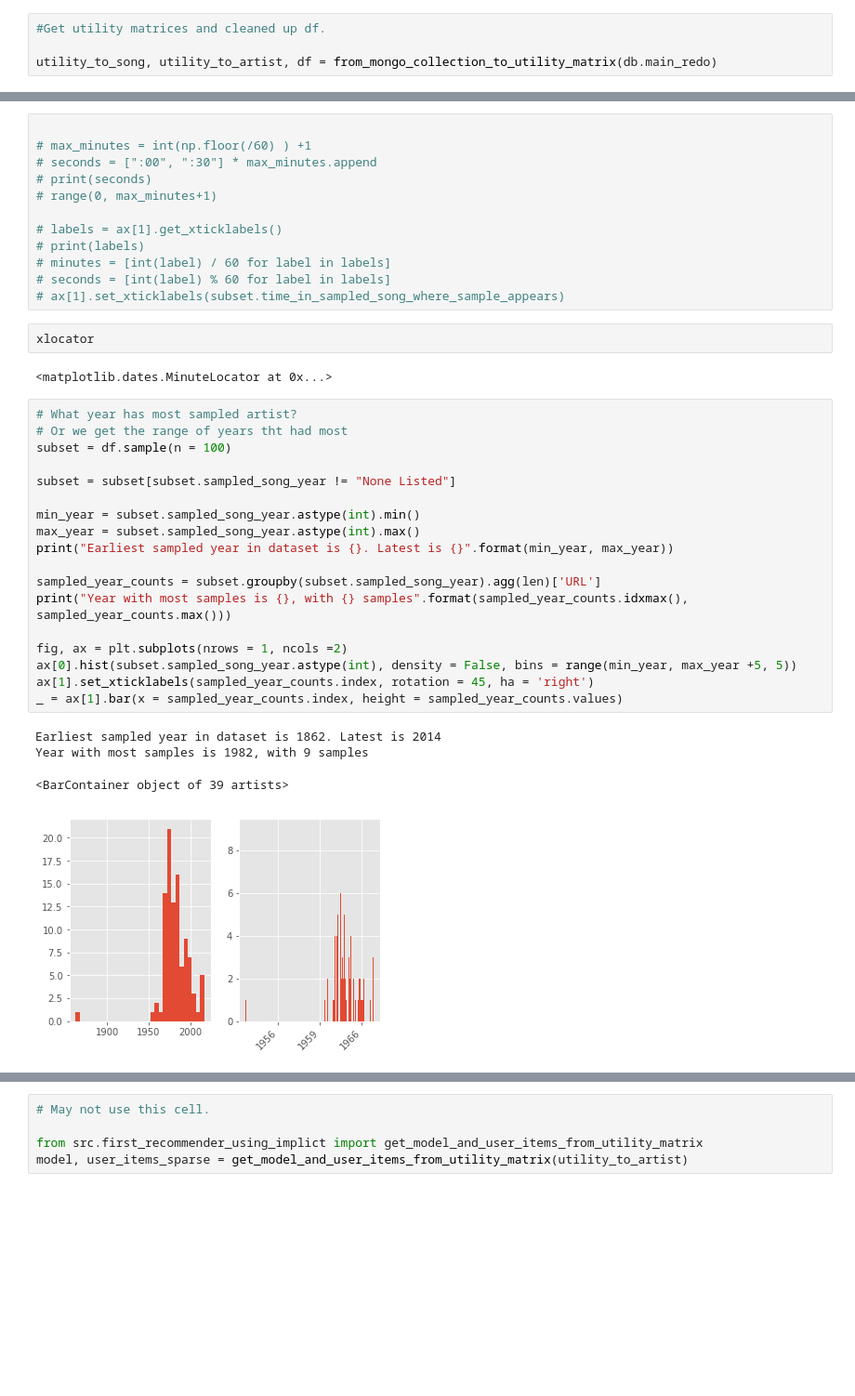
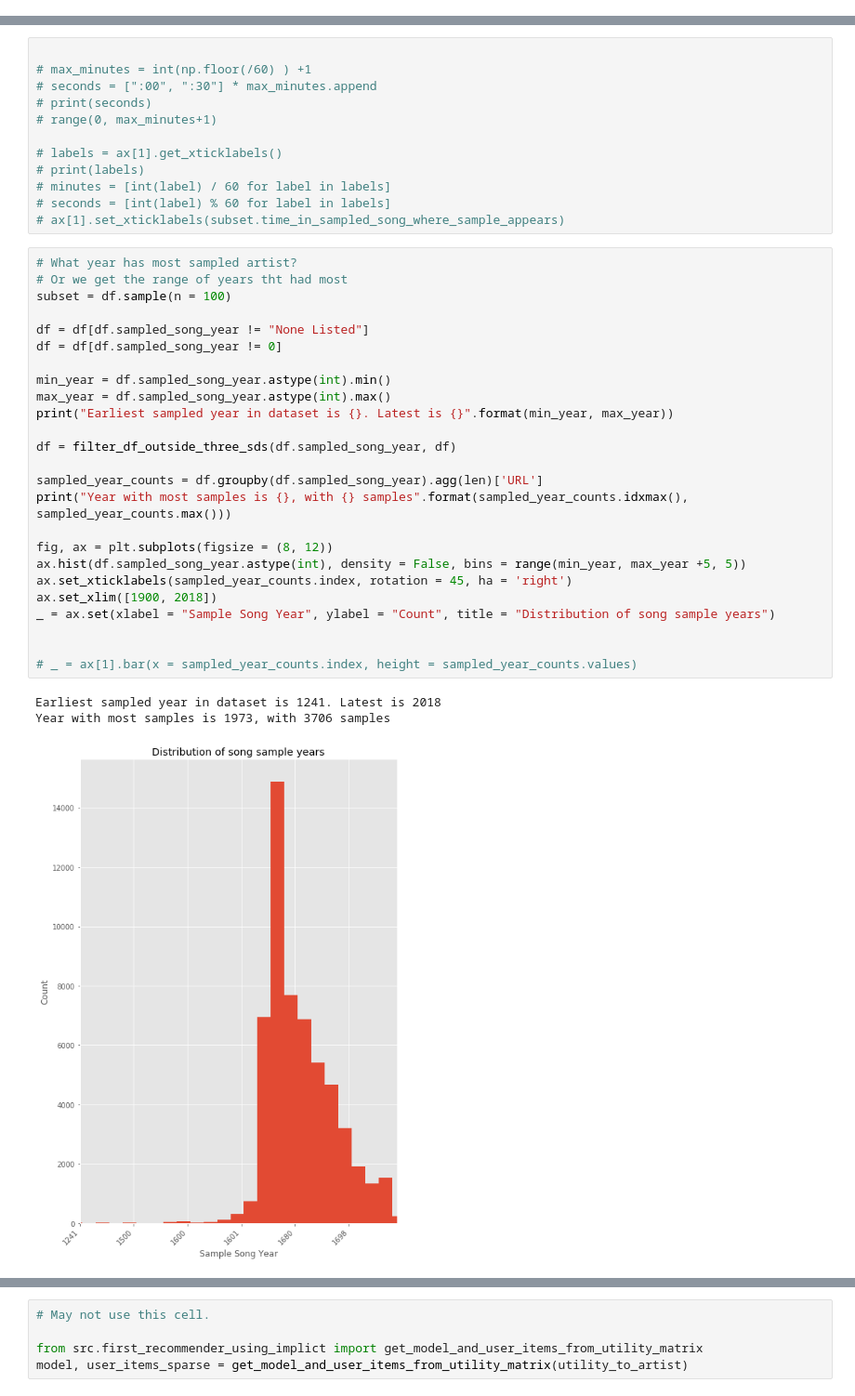
Before and after one commit to Jesse-Kerr/recordmender, a Jupyter notebook: EDA + model.ipynb, the cells around one changed output, grey strips where cells are left out. Shown at 93% size. Cells and saved outputs as stored; diff of their text form; blank space fills up the shorter version.

```diff
--- a/EDA + model.ipynb
+++ b/EDA + model.ipynb
@@ -16,7 +16,3 @@ import sys
 np.set_printoptions(threshold=sys.maxsize)
 
 from src.turn_db_main_into_utility_matrix import from_mongo_collection_to_utility_matrix
-# %%
-#Get utility matrices and cleaned up df.
-
-utility_to_song, utility_to_artist, df = from_mongo_collection_to_utility_matrix(db.main_redo)
@@ -107,33 +153,35 @@ plt.setp(ax.xaxis.get_minorticklabels(), rotation=90)
 # minutes = [int(label) / 60 for label in labels]
 # seconds = [int(label) % 60 for label in labels]
 # ax[1].set_xticklabels(subset.time_in_sampled_song_where_sample_appears)
-# %%
-xlocator
-# %% [output]
-<matplotlib.dates.MinuteLocator at 0x...>
 # %%
 # What year has most sampled artist?
 # Or we get the range of years tht had most
 subset = df.sample(n = 100)
 
-subset = subset[subset.sampled_song_year != "None Listed"]
+df = df[df.sampled_song_year != "None Listed"]
+df = df[df.sampled_song_year != 0]
 
-min_year = subset.sampled_song_year.astype(int).min()
-max_year = subset.sampled_song_year.astype(int).max()
+min_year = df.sampled_song_year.astype(int).min()
+max_year = df.sampled_song_year.astype(int).max()
 print("Earliest sampled year in dataset is {}. Latest is {}".format(min_year, max_year))
 
-sampled_year_counts = subset.groupby(subset.sampled_song_year).agg(len)['URL']
+df = filter_df_outside_three_sds(df.sampled_song_year, df)
+
+sampled_year_counts = df.groupby(df.sampled_song_year).agg(len)['URL']
 print("Year with most samples is {}, with {} samples".format(sampled_year_counts.idxmax(), sampled_year_counts.max()))
 
-fig, ax = plt.subplots(nrows = 1, ncols =2)
-ax[0].hist(subset.sampled_song_year.astype(int), density = False, bins = range(min_year, max_year +5, 5))
-ax[1].set_xticklabels(sampled_year_counts.index, rotation = 45, ha = 'right')
-_ = ax[1].bar(x = sampled_year_counts.index, height = sampled_year_counts.values)
+fig, ax = plt.subplots(figsize = (8, 12))
+ax.hist(df.sampled_song_year.astype(int), density = False, bins = range(min_year, max_year +5, 5))
+ax.set_xticklabels(sampled_year_counts.index, rotation = 45, ha = 'right')
+ax.set_xlim([1900, 2018])
+_ = ax.set(xlabel = "Sample Song Year", ylabel = "Count", title = "Distribution of song sample years")
+
+
+# _ = ax[1].bar(x = sampled_year_counts.index, height = sampled_year_counts.values)
 # %% [output]
-Earliest sampled year in dataset is 1862. Latest is 2014
-Year with most samples is 1982, with 9 samples
+Earliest sampled year in dataset is 1241. Latest is 2018
+Year with most samples is 1973, with 3706 samples
-<BarContainer object of 39 artists>
-[figure, old version]
+[figure, new version]
 # %%
 #Are they direct sample or interpolations?
 subset = df.sample(n = 100)
```
Also changed, not shown: parts of 23 cells of this notebook, 6 other files.
